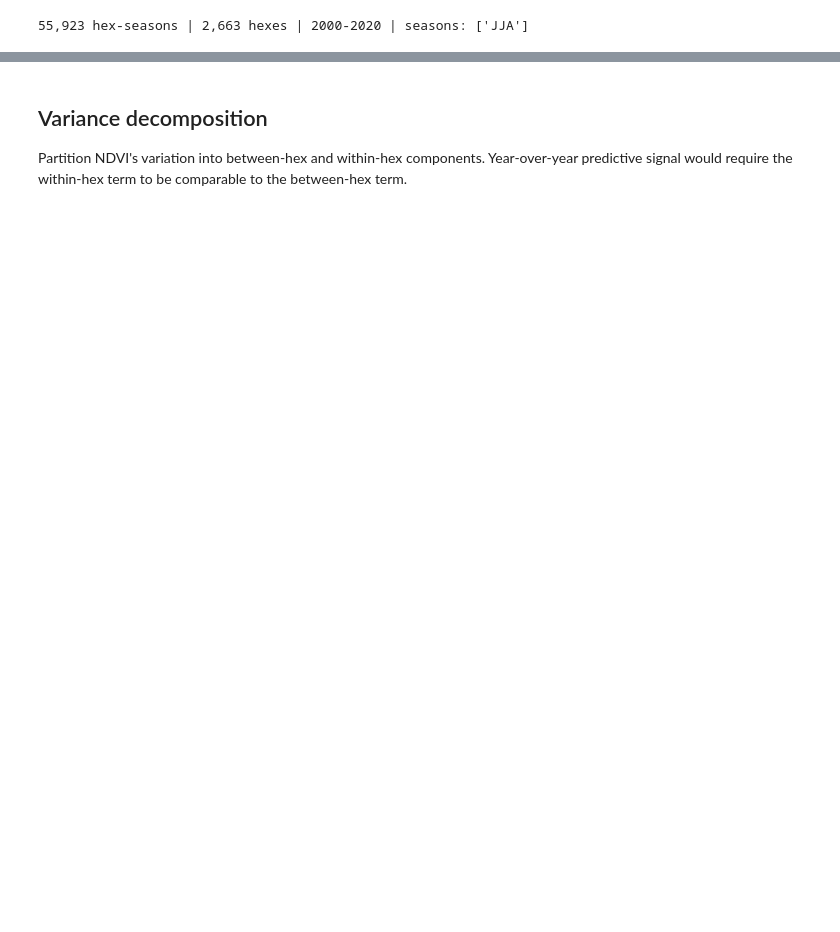
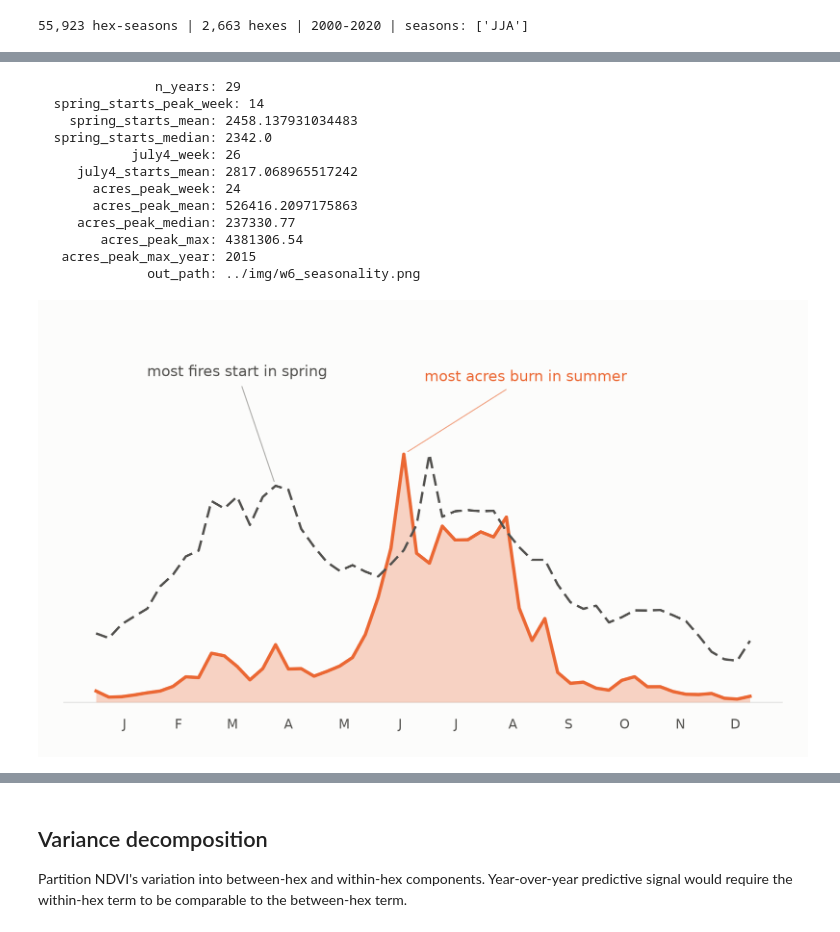
Before and after one commit to craig-rudman/MSDS696, a Jupyter notebook: notebook/15_w6_visuals.ipynb, the cells around one changed output, grey strips where cells are left out. Saved outputs shown, nothing was run; the diff lists cells and outputs as text; code cells hidden in the pictures; blank space fills up the shorter version.

```diff
--- a/notebook/15_w6_visuals.ipynb
+++ b/notebook/15_w6_visuals.ipynb
@@ -42,0 +65,24 @@ report what each increment buys.
+# %%
+fires = pd.read_parquet(
+    DATA / "fires_clean.parquet",
+    columns=["FIRE_SIZE", "DISCOVERY_DOY", "NWCG_CAUSE_CLASSIFICATION", "FIRE_YEAR"])
+
+seas = wv.plot_seasonality(fires, IMG / "w6_seasonality.png")
+for k, v in seas.items():
+    print(f"  {k:>20}: {v}")
+
+Image(filename=seas["out_path"], width=980)
+# %% [output]
+               n_years: 29
+  spring_starts_peak_week: 14
+    spring_starts_mean: 2458.137931034483
+  spring_starts_median: 2342.0
+            july4_week: 26
+     july4_starts_mean: 2817.068965517242
+       acres_peak_week: 24
+       acres_peak_mean: 526416.2097175863
+     acres_peak_median: 237330.77
+        acres_peak_max: 4381306.54
+   acres_peak_max_year: 2015
+              out_path: ../img/w6_seasonality.png
+[figure, added]
```
Also changed, not shown: parts of 69 cells of this notebook, 29 other files.
